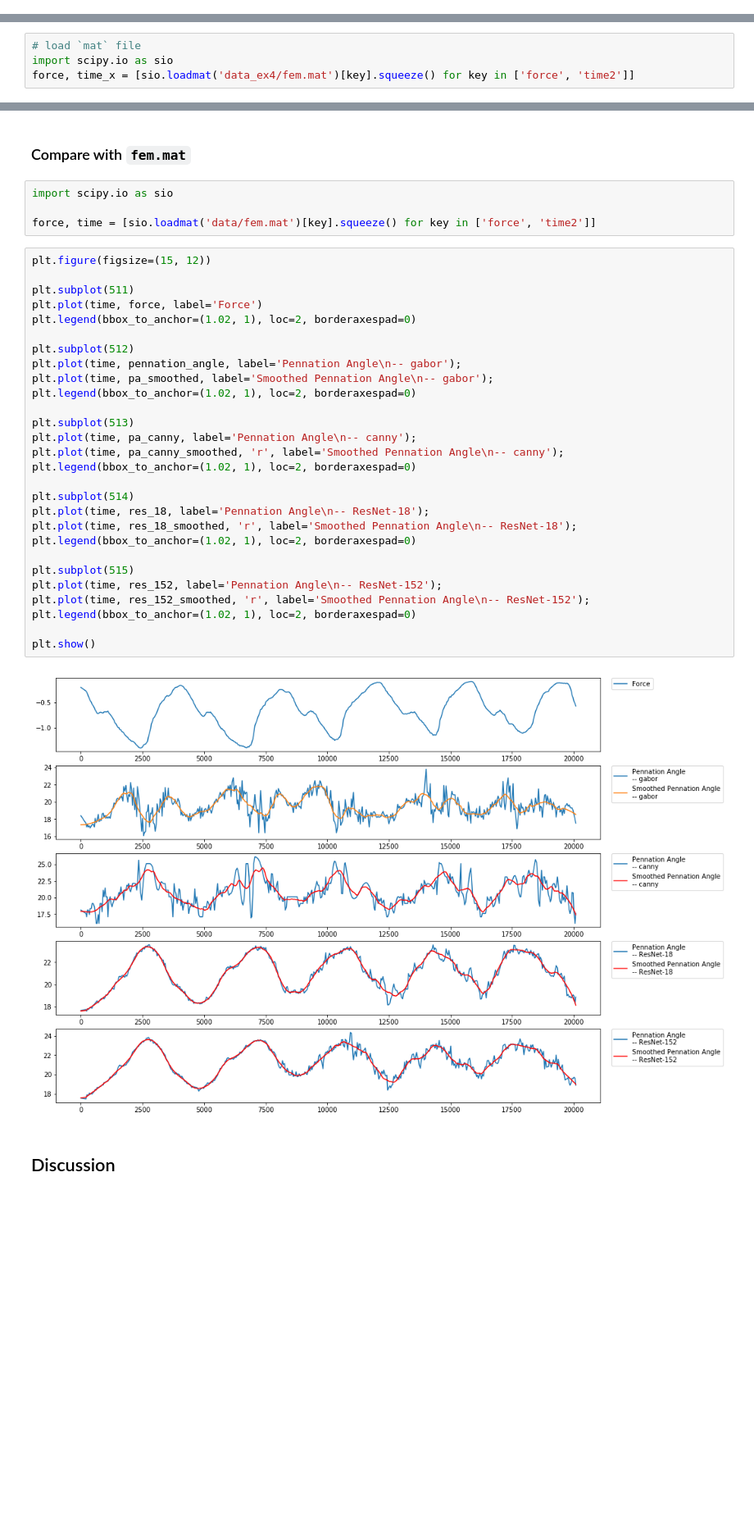
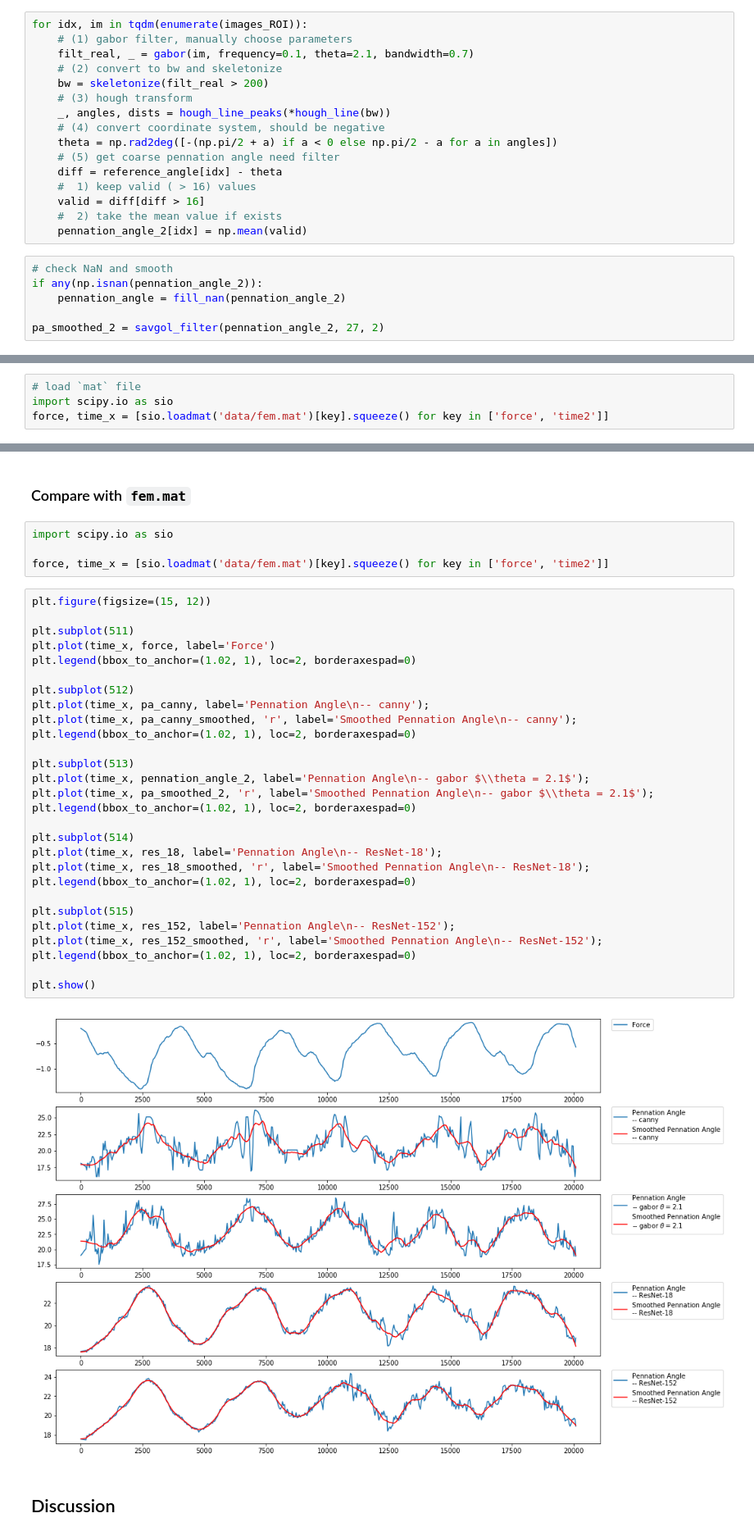
Before and after one commit to zengyu714/medical-image-processing, a Jupyter notebook: 5. Gabor Filter with ResNet-152 (PyTorch).ipynb, the cells around one changed output, grey strips where cells are left out. Shown at 82% size. Drawn from its saved outputs; the diff is of its cells as text; blank space fills up the shorter version.

```diff
--- a/5. Gabor Filter with ResNet-152 (PyTorch).ipynb
+++ b/5. Gabor Filter with ResNet-152 (PyTorch).ipynb
@@ -153 +176,23 @@ plt.legend()
+# %%
+for idx, im in tqdm(enumerate(images_ROI)):
+    # (1) gabor filter, manually choose parameters
+    filt_real, _ = gabor(im, frequency=0.1, theta=2.1, bandwidth=0.7)
+    # (2) convert to bw and skeletonize
+    bw = skeletonize(filt_real > 200)
+    # (3) hough transform
+    _, angles, dists = hough_line_peaks(*hough_line(bw))
+    # (4) convert coordinate system, should be negative
+    theta = np.rad2deg([-(np.pi/2 + a) if a < 0 else np.pi/2 - a for a in angles])
+    # (5) get coarse pennation angle need filter
+    diff = reference_angle[idx] - theta
+    #  1) keep valid ( > 16) values
+    valid = diff[diff > 16]
+    #  2) take the mean value if exists
+    pennation_angle_2[idx] = np.mean(valid)
+# %%
+# check NaN and smooth
+if any(np.isnan(pennation_angle_2)):
+    pennation_angle = fill_nan(pennation_angle_2)
+
+pa_smoothed_2 = savgol_filter(pennation_angle_2, 27, 2)
 # %% [markdown]
@@ -155,7 +200,7 @@ plt.legend()
 # %%
 # load `mat` file
 import scipy.io as sio
-force, time_x = [sio.loadmat('data_ex4/fem.mat')[key].squeeze() for key in ['force', 'time2']]
+force, time_x = [sio.loadmat('data/fem.mat')[key].squeeze() for key in ['force', 'time2']]
 # %%
 # load pennation angle using canny filter
 pa_canny = np.load('pa_canny.npy')
@@ -393,37 +445,37 @@ plt.legend()
 # %%
 import scipy.io as sio
 
-force, time = [sio.loadmat('data/fem.mat')[key].squeeze() for key in ['force', 'time2']]
+force, time_x = [sio.loadmat('data/fem.mat')[key].squeeze() for key in ['force', 'time2']]
 # %%
 plt.figure(figsize=(15, 12))
 
 plt.subplot(511)
-plt.plot(time, force, label='Force')
+plt.plot(time_x, force, label='Force')
 plt.legend(bbox_to_anchor=(1.02, 1), loc=2, borderaxespad=0)
 
 plt.subplot(512)
-plt.plot(time, pennation_angle, label='Pennation Angle\n-- gabor');
-plt.plot(time, pa_smoothed, label='Smoothed Pennation Angle\n-- gabor');
+plt.plot(time_x, pa_canny, label='Pennation Angle\n-- canny');
+plt.plot(time_x, pa_canny_smoothed, 'r', label='Smoothed Pennation Angle\n-- canny');
 plt.legend(bbox_to_anchor=(1.02, 1), loc=2, borderaxespad=0)
 
 plt.subplot(513)
-plt.plot(time, pa_canny, label='Pennation Angle\n-- canny');
-plt.plot(time, pa_canny_smoothed, 'r', label='Smoothed Pennation Angle\n-- canny');
+plt.plot(time_x, pennation_angle_2, label='Pennation Angle\n-- gabor $\\theta = 2.1$');
+plt.plot(time_x, pa_smoothed_2, 'r', label='Smoothed Pennation Angle\n-- gabor $\\theta = 2.1$');
 plt.legend(bbox_to_anchor=(1.02, 1), loc=2, borderaxespad=0)
 
 plt.subplot(514)
-plt.plot(time, res_18, label='Pennation Angle\n-- ResNet-18');
-plt.plot(time, res_18_smoothed, 'r', label='Smoothed Pennation Angle\n-- ResNet-18');
+plt.plot(time_x, res_18, label='Pennation Angle\n-- ResNet-18');
+plt.plot(time_x, res_18_smoothed, 'r', label='Smoothed Pennation Angle\n-- ResNet-18');
 plt.legend(bbox_to_anchor=(1.02, 1), loc=2, borderaxespad=0)
 
 plt.subplot(515)
-plt.plot(time, res_152, label='Pennation Angle\n-- ResNet-152');
-plt.plot(time, res_152_smoothed, 'r', label='Smoothed Pennation Angle\n-- ResNet-152');
+plt.plot(time_x, res_152, label='Pennation Angle\n-- ResNet-152');
+plt.plot(time_x, res_152_smoothed, 'r', label='Smoothed Pennation Angle\n-- ResNet-152');
 plt.legend(bbox_to_anchor=(1.02, 1), loc=2, borderaxespad=0)
 
 plt.show()
 # %% [output]
-[figure, old version]
+[figure, new version]
 # %% [markdown]
 ## Discussion
 # %% [markdown]
```
Also changed, not shown: parts of 23 cells of this notebook.
